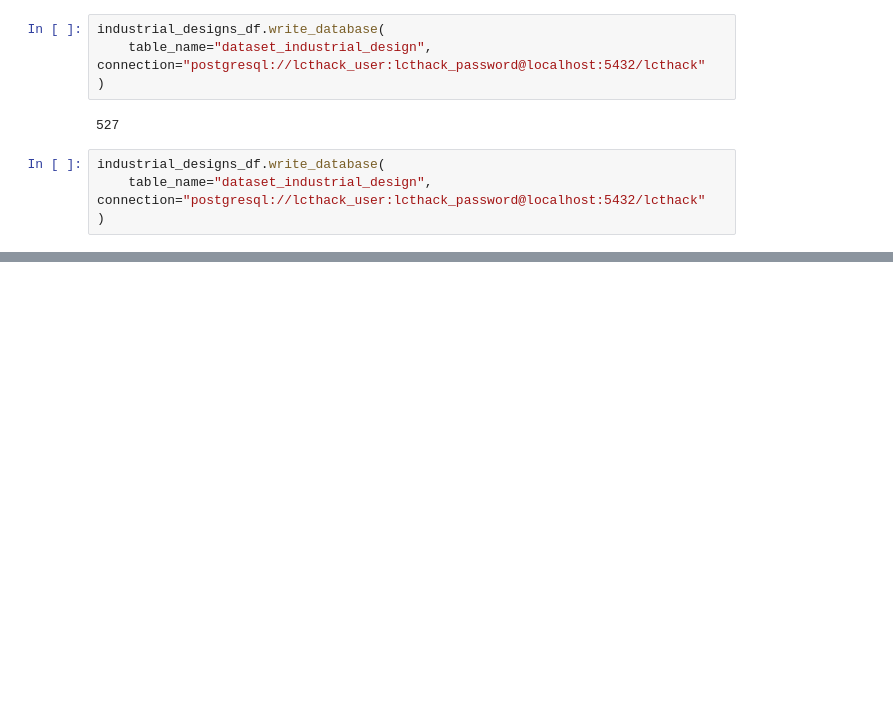
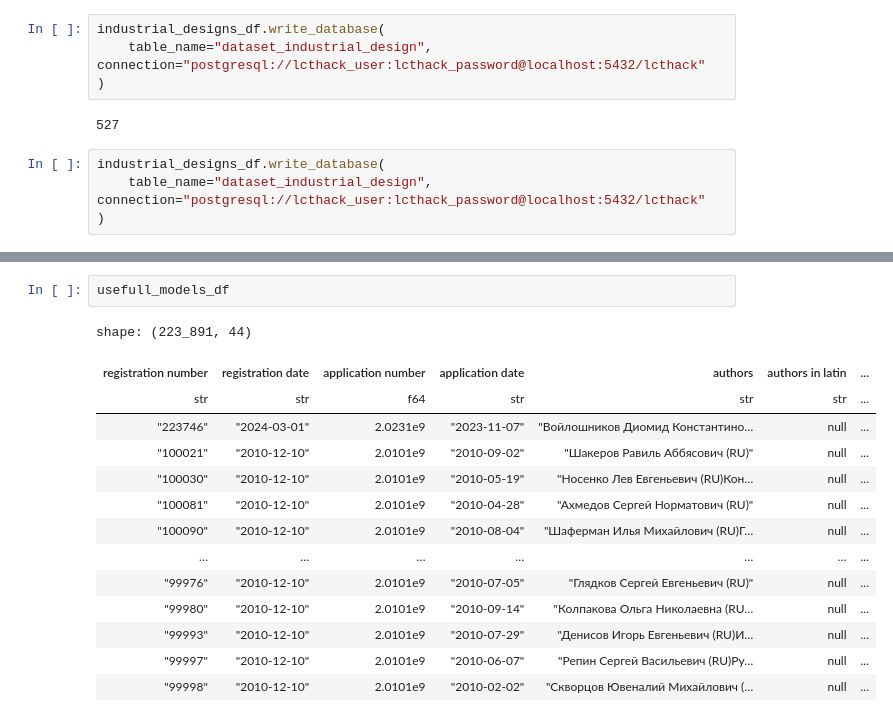
Before and after one commit to sidorovfiseg/lct_hack, a Jupyter notebook: notebooks/new_polars.ipynb, the cells around one changed output, grey strips where cells are left out. Cells and saved outputs as stored; diff of their text form; blank space fills up the shorter version.

```diff
--- a/notebooks/new_polars.ipynb
+++ b/notebooks/new_polars.ipynb
@@ -502,0 +549,17 @@ industrial_designs_df.write_database(
+# %%
+usefull_models_df
+# %% [output]
+shape: (223_891, 44)
+| registration number | registration date | application number | application date | authors | authors in latin | ... |
+| str | str | f64 | str | str | str | ... |
+| "223746" | "2024-03-01" | 2.0231e9 | "2023-11-07" | "Войлошников Диомид Константино… | null | ... |
+| "100021" | "2010-12-10" | 2.0101e9 | "2010-09-02" | "Шакеров Равиль Аббясович (RU)" | null | ... |
+| "100030" | "2010-12-10" | 2.0101e9 | "2010-05-19" | "Носенко Лев Евгеньевич (RU)Кон… | null | ... |
+| "100081" | "2010-12-10" | 2.0101e9 | "2010-04-28" | "Ахмедов Сергей Норматович (RU)" | null | ... |
+| "100090" | "2010-12-10" | 2.0101e9 | "2010-08-04" | "Шаферман Илья Михайлович (RU)Г… | null | ... |
+| … | … | … | … | … | … | ... |
+| "99976" | "2010-12-10" | 2.0101e9 | "2010-07-05" | "Глядков Сергей Евгеньевич (RU)" | null | ... |
+| "99980" | "2010-12-10" | 2.0101e9 | "2010-09-14" | "Колпакова Ольга Николаевна (RU… | null | ... |
+| "99993" | "2010-12-10" | 2.0101e9 | "2010-07-29" | "Денисов Игорь Евгеньевич (RU)И… | null | ... |
+| "99997" | "2010-12-10" | 2.0101e9 | "2010-06-07" | "Репин Сергей Васильевич (RU)Ру… | null | ... |
+| "99998" | "2010-12-10" | 2.0101e9 | "2010-02-02" | "Скворцов Ювеналий Михайлович (… | null | ... |
```
Also changed, not shown: parts of 4 cells of this notebook, 12 other files.
